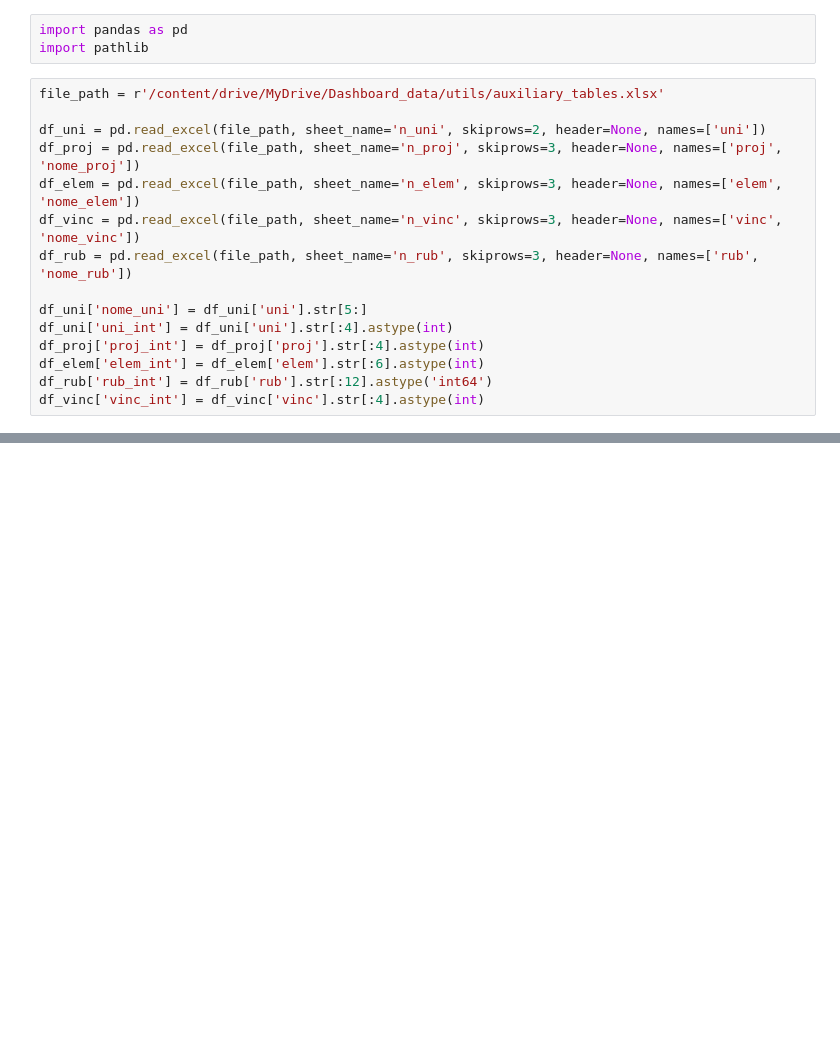
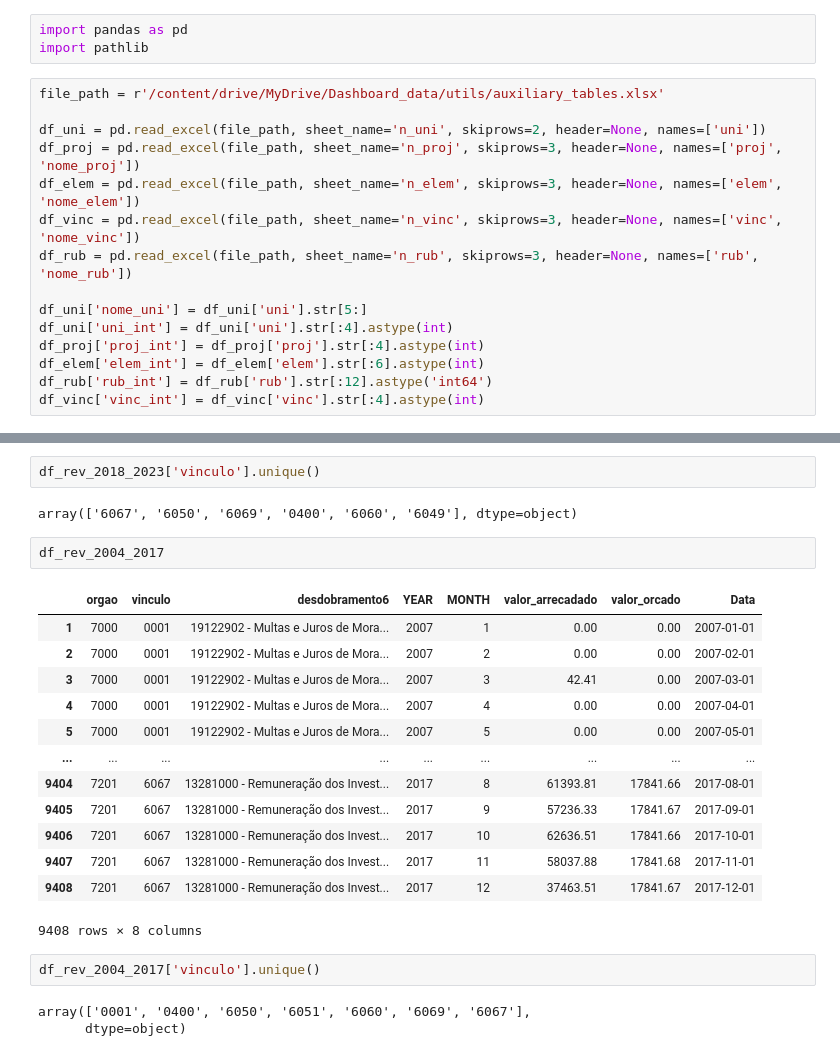
Before and after one commit to TiagoIesbick/dashboard-etl, a Jupyter notebook: dashboard_data.ipynb, the cells around one changed output, grey strips where cells are left out. Drawn from its saved outputs; the diff is of its cells as text; blank space fills up the shorter version.

```diff
--- a/dashboard_data.ipynb
+++ b/dashboard_data.ipynb
@@ -50,0 +123,25 @@ df_sdo = df_sdo.dropna(subset=['Comp.pagto.'], ignore_index=True)
+# %%
+df_rev_2018_2023['vinculo'].unique()
+# %% [output]
+array(['6067', '6050', '6069', '0400', '6060', '6049'], dtype=object)
+# %%
+df_rev_2004_2017
+# %% [output]
+|  | orgao | vinculo | desdobramento6 | YEAR | MONTH | valor_arrecadado | valor_orcado | Data |
+| 1 | 7000 | 0001 | 19122902 - Multas e Juros de Mora... | 2007 | 1 | 0.00 | 0.00 | 2007-01-01 |
+| 2 | 7000 | 0001 | 19122902 - Multas e Juros de Mora... | 2007 | 2 | 0.00 | 0.00 | 2007-02-01 |
+| 3 | 7000 | 0001 | 19122902 - Multas e Juros de Mora... | 2007 | 3 | 42.41 | 0.00 | 2007-03-01 |
+| 4 | 7000 | 0001 | 19122902 - Multas e Juros de Mora... | 2007 | 4 | 0.00 | 0.00 | 2007-04-01 |
+| 5 | 7000 | 0001 | 19122902 - Multas e Juros de Mora... | 2007 | 5 | 0.00 | 0.00 | 2007-05-01 |
+| ... | ... | ... | ... | ... | ... | ... | ... | ... |
+| 9404 | 7201 | 6067 | 13281000 - Remuneração dos Invest... | 2017 | 8 | 61393.81 | 17841.66 | 2017-08-01 |
+| 9405 | 7201 | 6067 | 13281000 - Remuneração dos Invest... | 2017 | 9 | 57236.33 | 17841.67 | 2017-09-01 |
+| 9406 | 7201 | 6067 | 13281000 - Remuneração dos Invest... | 2017 | 10 | 62636.51 | 17841.66 | 2017-10-01 |
+| 9407 | 7201 | 6067 | 13281000 - Remuneração dos Invest... | 2017 | 11 | 58037.88 | 17841.68 | 2017-11-01 |
+| 9408 | 7201 | 6067 | 13281000 - Remuneração dos Invest... | 2017 | 12 | 37463.51 | 17841.67 | 2017-12-01 |
+9408 rows × 8 columns
+# %%
+df_rev_2004_2017['vinculo'].unique()
+# %% [output]
+array(['0001', '0400', '6050', '6051', '6060', '6069', '6067'],
+      dtype=object)
```
Also changed, not shown: parts of 9 cells of this notebook.
